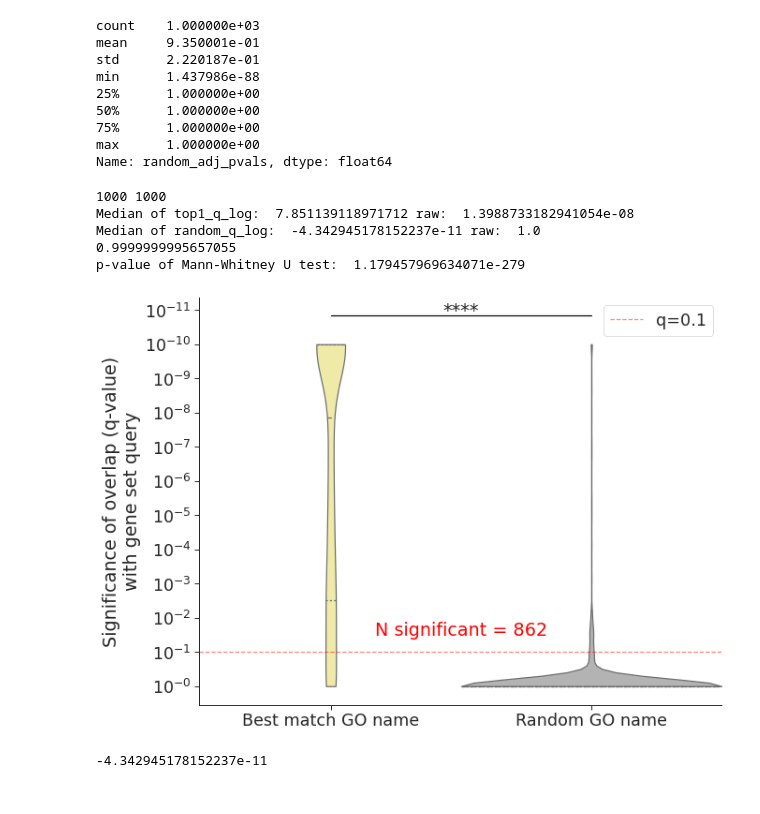
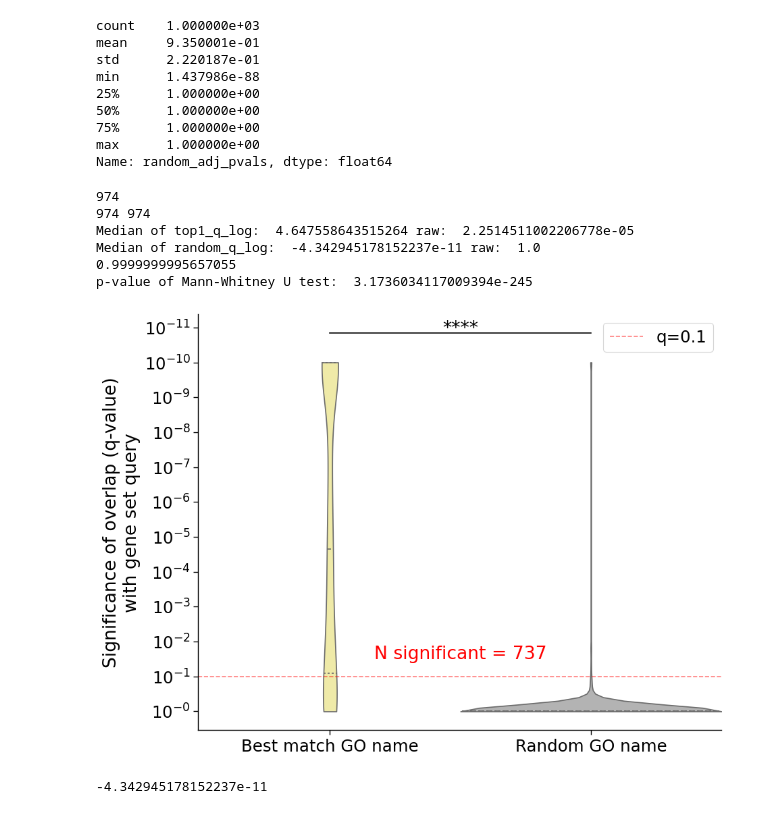
Before and after one commit to idekerlab/llm_evaluation_for_gene_set_interpretation, a Jupyter notebook: 3.[GO set]Evaluate_gene_set_similarity.ipynb, the cells around one changed output. Saved outputs shown, nothing was run; the diff lists cells and outputs as text; code cells hidden in the pictures.

```diff
--- a/3.[GO set]Evaluate_gene_set_similarity.ipynb
+++ b/3.[GO set]Evaluate_gene_set_similarity.ipynb
@@ -40,6 +40,9 @@ from matplotlib.ticker import FuncFormatter, MultipleLocator
 
 cutoff = 0.1
 
+# I need to remove rows that names are 'System of unrelated proteins'
+df = df[df['gpt_4_default Name'] != 'System of unrelated proteins']
+print(len(df))
 
 top1_q = df['adj_pvals'].str.split('|').apply(lambda x: float(x[0]))
 random_q = df['random_adj_pvals'].apply(lambda x: float(x))
@@ -100,37 +103,38 @@ ax.text(0.5, significant + 0.5, f'N significant = {n_significant}', color='red',
 
 max_y = max(max(top1_q_log), max(random_q_log))+0.03  # find the maximum y value with some gap
 bar_height = max_y * 0.08  # set height of the bar to be 8% of the maximum y value
 bar_start = 0
 bar_end = 1
 
 plt.plot([bar_start, bar_end], [max_y + bar_height, max_y + bar_height], color='black')  # plot horizontal line
 # plt.plot([bar_start, bar_start], [max_y, max_y + bar_height], color='black')  # plot vertical line at start of the bar
 # plt.plot([bar_end, bar_end], [max_y, max_y + bar_height], color='black')  # plot vertical line at end of the bar
 
 # add asterisks or other text to indicate the level of significance
 if diff_p < 0.0001:
     plt.text((bar_start + bar_end) / 2, max_y + bar_height, "****", ha='center')
 elif diff_p < 0.001:
     plt.text((bar_start + bar_end) / 2, max_y + bar_height, "***", ha='center')
 elif diff_p < 0.01:
     plt.text((bar_start + bar_end) / 2, max_y + bar_height, "**", ha='center')
 elif diff_p < 0.05:
     plt.text((bar_start + bar_end) / 2, max_y + bar_height, "*", ha='center')
 else:
     plt.text((bar_start + bar_end) / 2, max_y + bar_height, "ns", ha='center')
 
 
 sns.despine()
 
 plt.savefig("figures/LLM_name_GO_term_bestmatch_logq_violin_cutoff01.pdf", dpi=300, bbox_inches='tight')
 plt.show()
 # %% [output]
-1000 1000
-Median of top1_q_log:  7.851139118971712 raw:  1.3988733182941054e-08
+974
+974 974
+Median of top1_q_log:  4.647558643515264 raw:  2.2514511002206778e-05
 Median of random_q_log:  -4.342945178152237e-11 raw:  1.0
 0.9999999995657055
-p-value of Mann-Whitney U test:  1.179457969634071e-279
+p-value of Mann-Whitney U test:  3.1736034117009394e-245
-[figure, old version]
+[figure, new version]
 # %%
 top1_q_log.min()
 # %% [output]
```
Also changed, not shown: parts of 6 cells of this notebook, 2 other files.
